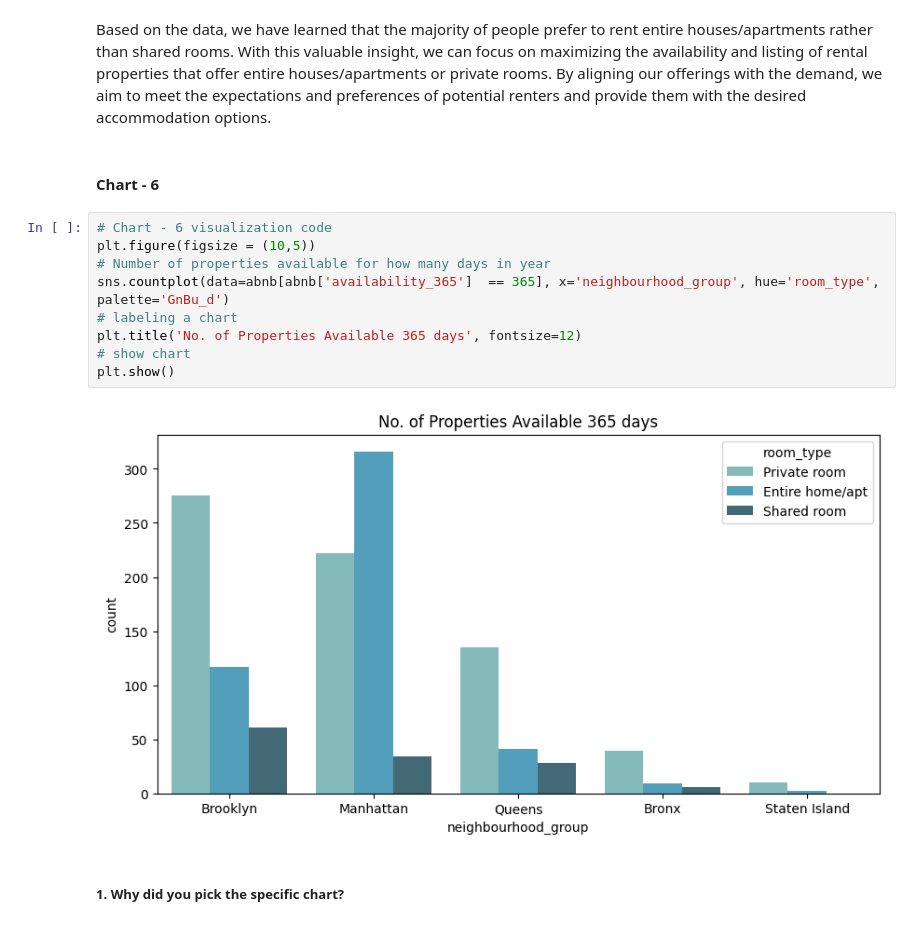
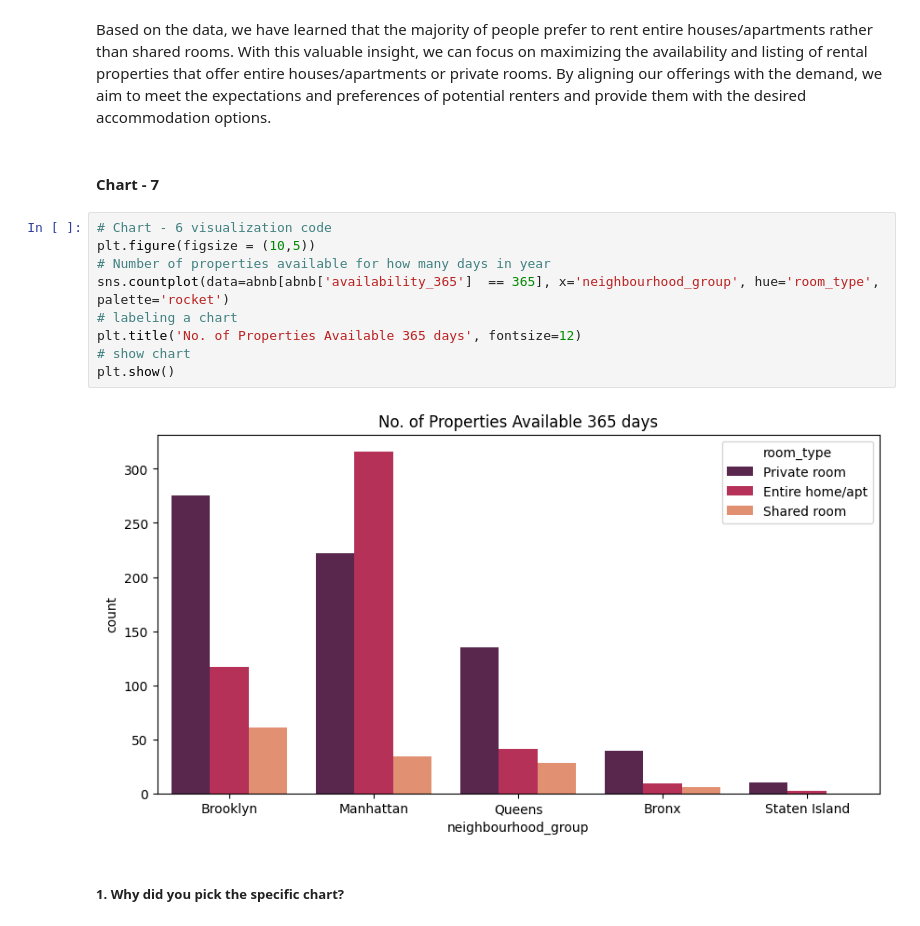
Before and after one commit to NRTPRIME/EDA-Capstone-Project-1-, a Jupyter notebook: EDA_Submission_Template.ipynb, the cells around one changed output. Drawn from its saved outputs; the diff is of its cells as text.

```diff
--- a/EDA_Submission_Template.ipynb
+++ b/EDA_Submission_Template.ipynb
@@ -397,18 +436,18 @@ Are there any insights that lead to negative growth? Justify with specific reaso
 # %% [markdown]
 Based on the data, we have learned that the majority of people prefer to rent entire houses/apartments rather than shared rooms. With this valuable insight, we can focus on maximizing the availability and listing of rental properties that offer entire houses/apartments or private rooms. By aligning our offerings with the demand, we aim to meet the expectations and preferences of potential renters and provide them with the desired accommodation options.
 # %% [markdown]
-#### Chart - 6
+#### Chart - 7
 # %%
 # Chart - 6 visualization code
 plt.figure(figsize = (10,5))
 # Number of properties available for how many days in year
-sns.countplot(data=abnb[abnb['availability_365']  == 365], x='neighbourhood_group', hue='room_type', palette='GnBu_d')
+sns.countplot(data=abnb[abnb['availability_365']  == 365], x='neighbourhood_group', hue='room_type', palette='rocket')
 # labeling a chart
 plt.title('No. of Properties Available 365 days', fontsize=12)
 # show chart
 plt.show()
 # %% [output]
-[figure, old version]
+[figure, new version]
 # %% [markdown]
 ##### 1. Why did you pick the specific chart?
 # %% [markdown]
```
Also changed, not shown: parts of 91 cells of this notebook.
